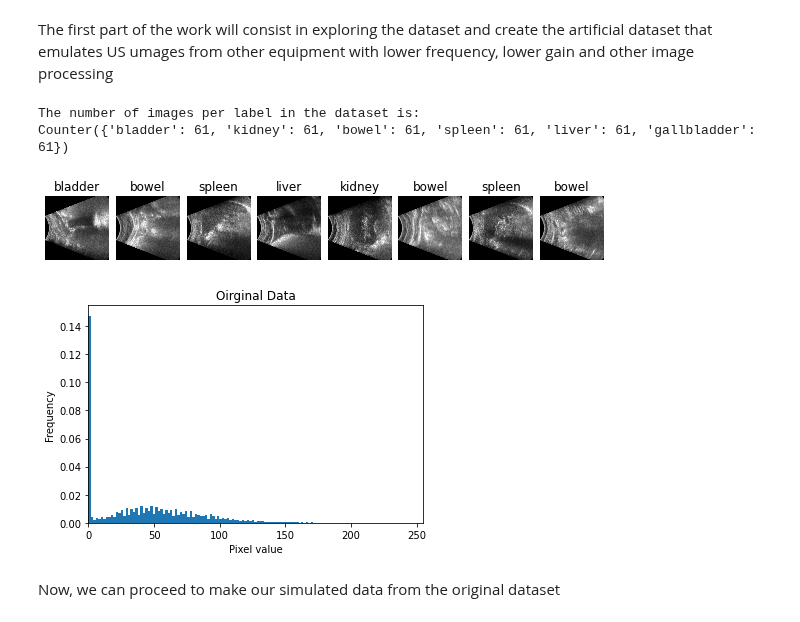
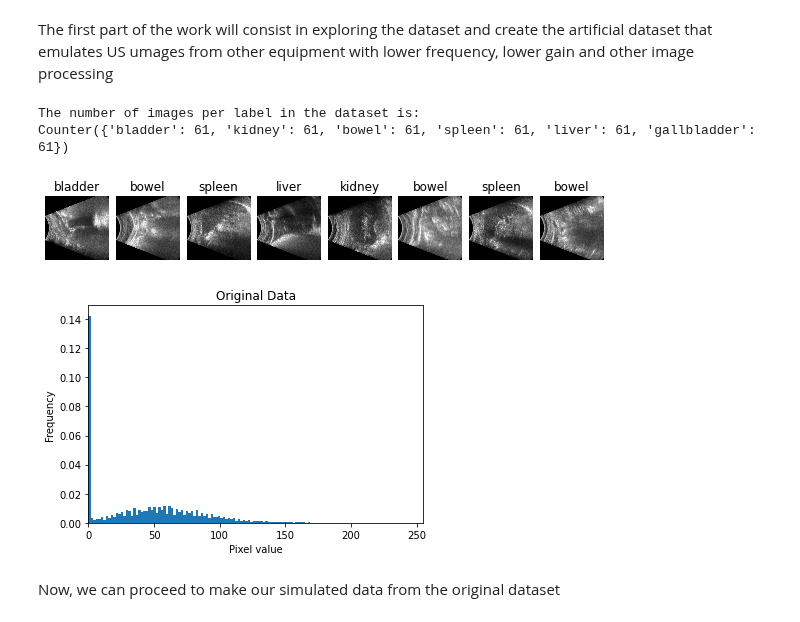
Before and after one commit to Juanki0396/TFG, a Jupyter notebook: IA_Ultrasounds.ipynb, the cells around one changed output. Saved outputs shown, nothing was run; the diff lists cells and outputs as text; code cells hidden in the pictures.

```diff
--- a/IA_Ultrasounds.ipynb
+++ b/IA_Ultrasounds.ipynb
@@ -47,21 +47,21 @@ The first part of the work will consist in exploring the dataset and create the
 # %%
 data = load_us_data()
 
 labels_ocurrences = map(lambda us: us.label, data)
 label_counts = Counter(labels_ocurrences)
 
 print(f"The number of images per label in the dataset is:\n{label_counts}")
 
 #Let's print some examples to adquire some insights about how our US look like
 _ = Ultrasound.create_image_grid(data[::50])
 
 # Finally, we make the histogram of the dataset
-_ = obtain_histogram(data, sample_size=50, title="Oirginal Data")
+_ = obtain_histogram(data, sample_size=50, title="Original Data")
 # %% [output]
 The number of images per label in the dataset is:
 Counter({'bladder': 61, 'kidney': 61, 'bowel': 61, 'spleen': 61, 'liver': 61, 'gallbladder': 61})
 [figure]
-[figure, old version]
+[figure, new version]
 # %% [markdown]
 Now, we can proceed to make our simulated data from the original dataset
 # %%
```
Also changed, not shown: parts of 7 cells of this notebook, 1 other file.
